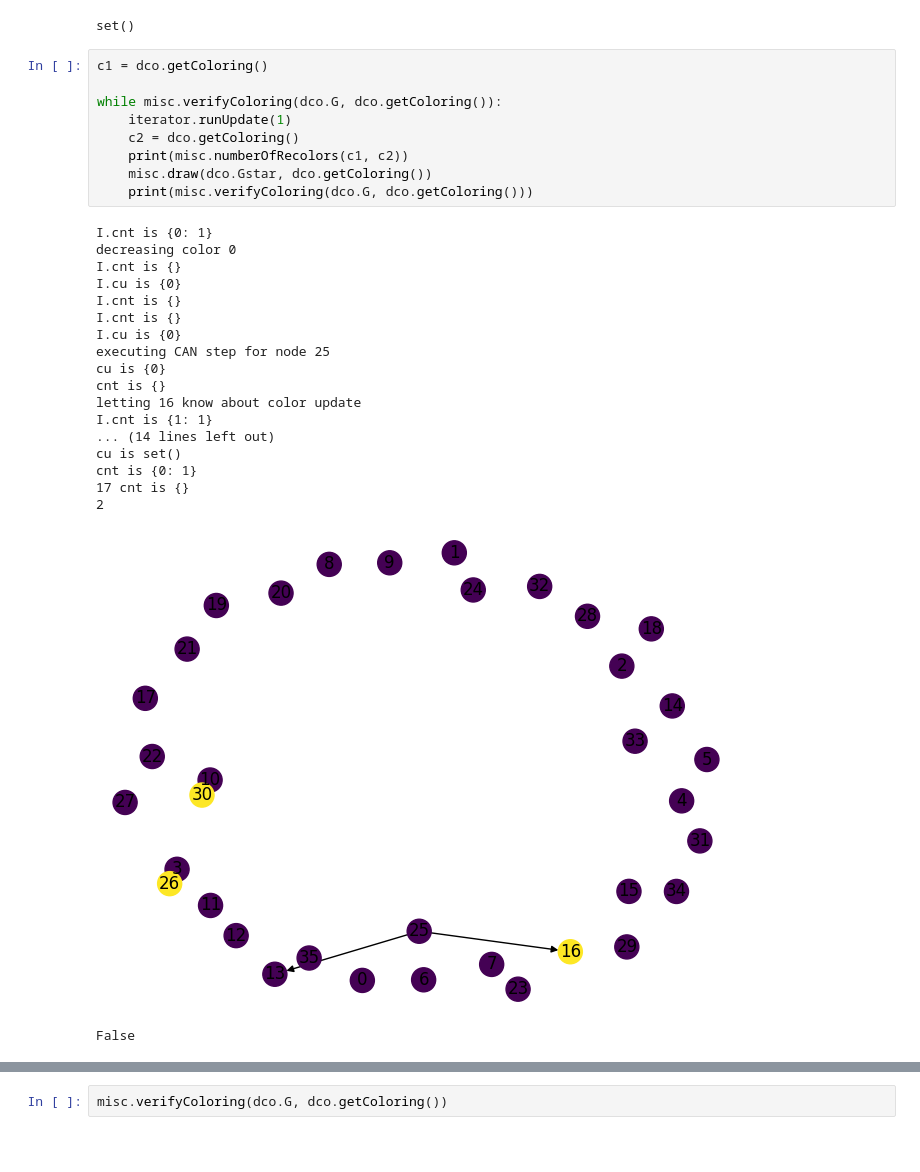
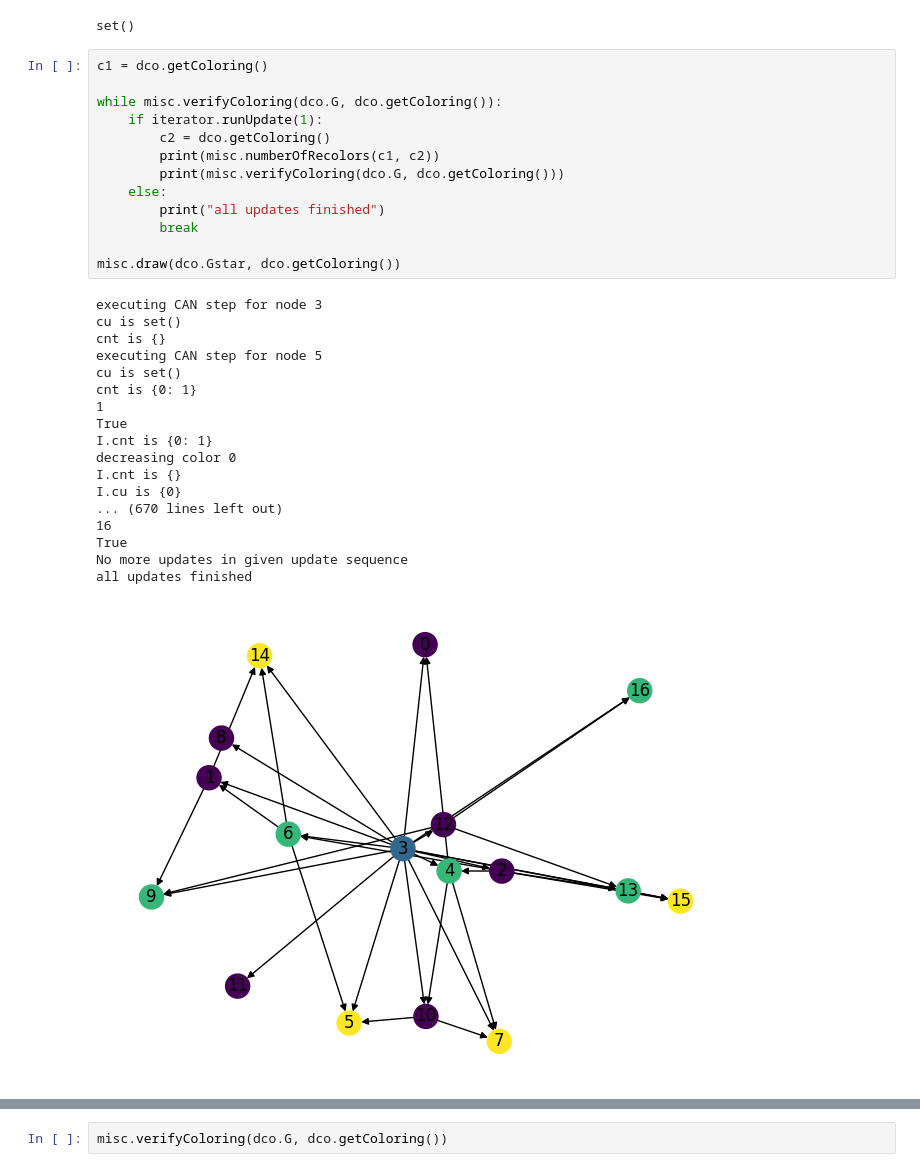
Before and after one commit to mtheunistue/DynamicGraphColoring, a Jupyter notebook: Algorithm Sandbox.ipynb, the cells around one changed output, grey strips where cells are left out. Saved outputs shown, nothing was run; the diff lists cells and outputs as text; blank space fills up the shorter version.

```diff
--- a/Algorithm Sandbox.ipynb
+++ b/Algorithm Sandbox.ipynb
@@ -131,32 +131,35 @@ set()
 # %%
 c1 = dco.getColoring()
 
 while misc.verifyColoring(dco.G, dco.getColoring()):
-    iterator.runUpdate(1)
-    c2 = dco.getColoring()
-    print(misc.numberOfRecolors(c1, c2))
-    misc.draw(dco.Gstar, dco.getColoring())
-    print(misc.verifyColoring(dco.G, dco.getColoring()))
+    if iterator.runUpdate(1):
+        c2 = dco.getColoring()
+        print(misc.numberOfRecolors(c1, c2))
+        print(misc.verifyColoring(dco.G, dco.getColoring()))
+    else:
+        print("all updates finished")
+        break
+
+misc.draw(dco.Gstar, dco.getColoring())
 # %% [output]
+executing CAN step for node 3
+cu is set()
+cnt is {}
+executing CAN step for node 5
+cu is set()
+cnt is {0: 1}
+1
+True
 I.cnt is {0: 1}
 decreasing color 0
 I.cnt is {}
 I.cu is {0}
-I.cnt is {}
-I.cnt is {}
-I.cu is {0}
-executing CAN step for node 25
-cu is {0}
-cnt is {}
-letting 16 know about color update
-I.cnt is {1: 1}
-... (14 lines left out)
-cu is set()
-cnt is {0: 1}
-17 cnt is {}
-2
+... (670 lines left out)
+16
+True
+No more updates in given update sequence
+all updates finished
-[figure, old version]
+[figure, new version]
-False
 # %%
 dco.getColoring()
 # %% [output]
```
Also changed, not shown: parts of 11 cells of this notebook, 2 other files.
